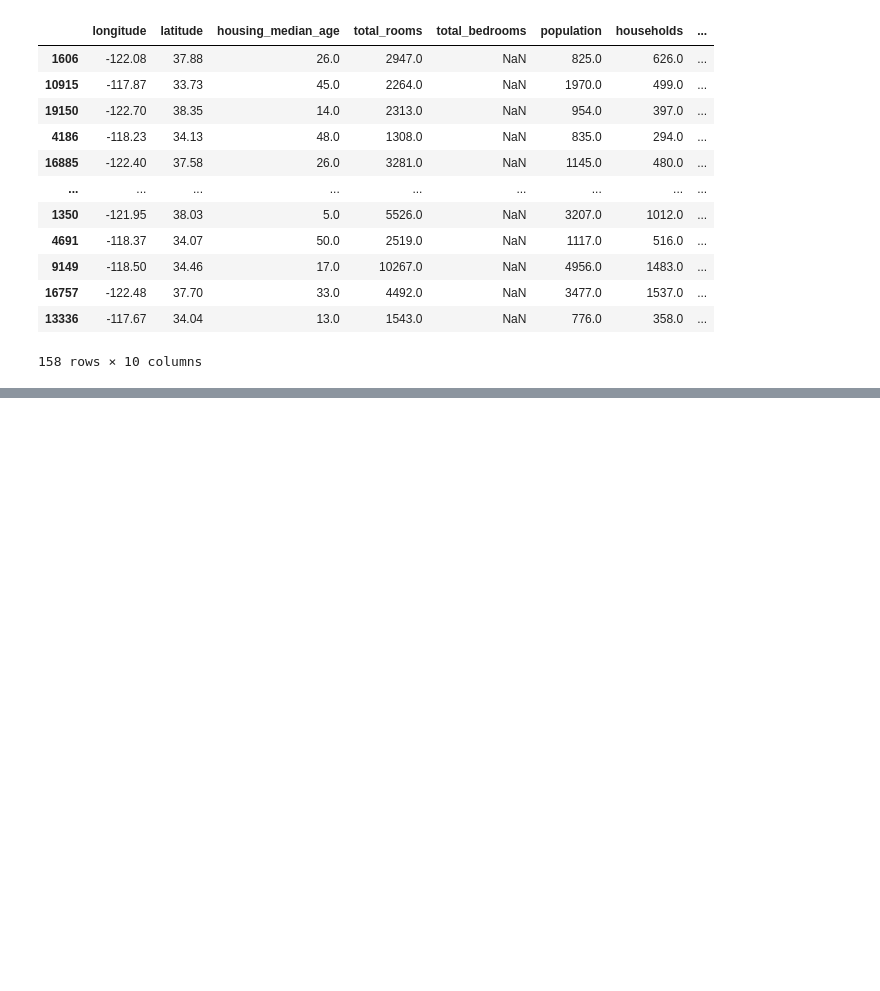
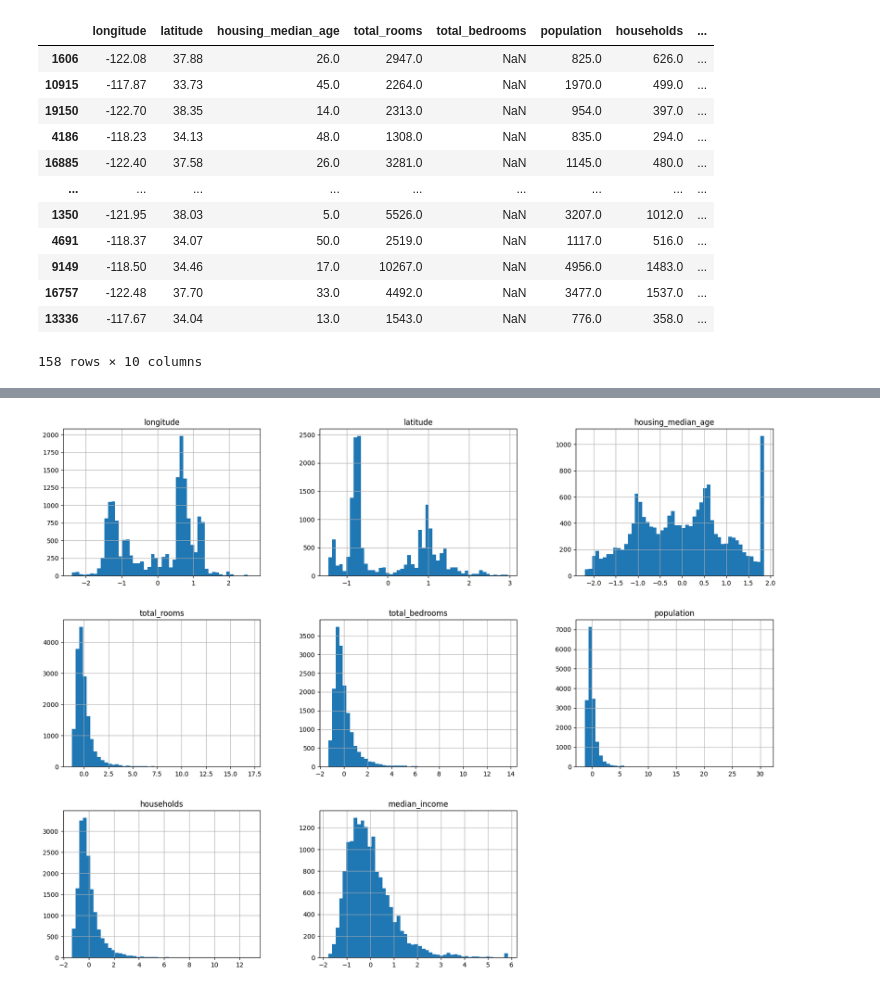
Before and after one commit to meftaul/e2e-ml-project, a Jupyter notebook: notebooks/eda.ipynb, the cells around one changed output, grey strips where cells are left out. Drawn from its saved outputs; the diff is of its cells as text; code cells hidden in the pictures; blank space fills up the shorter version.

```diff
--- a/notebooks/eda.ipynb
+++ b/notebooks/eda.ipynb
@@ -207,0 +308,14 @@ housing[housing.isnull().any(axis=1)]
+# %%
+std_scaler = StandardScaler()
+minmax_scaler = MinMaxScaler()
+
+housing_num_std = std_scaler.fit_transform(housing_num)
+housing_num_minmax = minmax_scaler.fit_transform(housing_num)
+
+housing_num_std_df = pd.DataFrame(housing_num_std, columns=housing_num.columns, index=housing_num.index)
+housing_num_minmax_df = pd.DataFrame(housing_num_minmax, columns=housing_num.columns, index=housing_num.index)
+# %%
+housing_num_std_df.hist(bins=50, figsize=(20, 15))
+plt.show()
+# %% [output]
+[figure, added]
```
Also changed, not shown: parts of 27 cells of this notebook.
